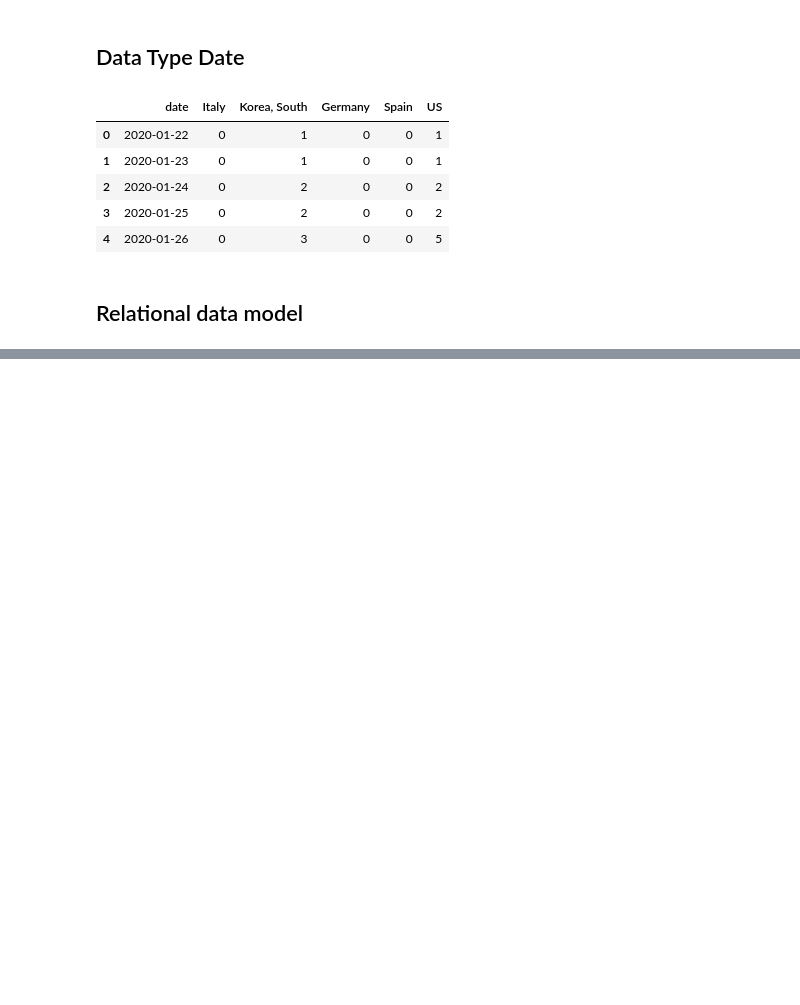
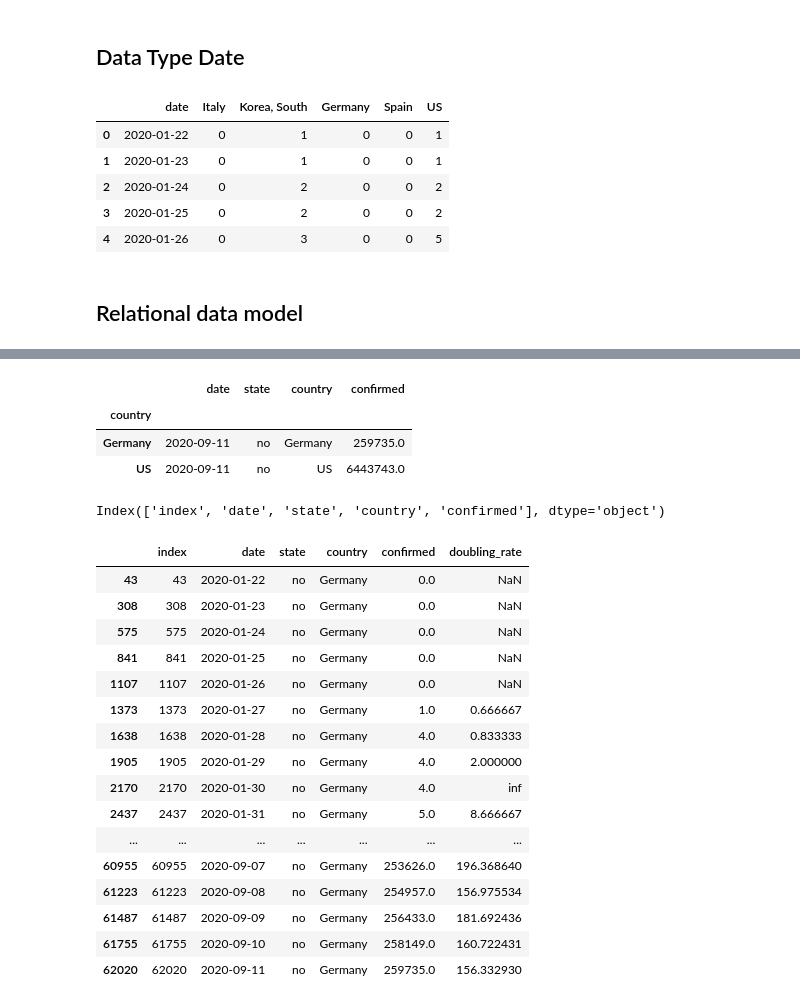
Before and after one commit to guru5/EDS_2020_COVID-19_416669, a Jupyter notebook: notebooks/Lec_Data_Preparation_V1.0.ipynb, the cells around one changed output, grey strips where cells are left out. Cells and saved outputs as stored; diff of their text form; code cells hidden in the pictures; blank space fills up the shorter version.

```diff
--- a/notebooks/Lec_Data_Preparation_V1.0.ipynb
+++ b/notebooks/Lec_Data_Preparation_V1.0.ipynb
@@ -224,0 +256,7 @@ pd_relational_model.to_csv('../data/processed/COVID_relational_confirmed.csv', s
+# %%
+test_data.groupby(['country']).apply(np.max)
+# %% [output]
+|  | date | state | country | confirmed |
+| country |  |  |  |  |
+| Germany | 2020-09-11 | no | Germany | 259735.0 |
+| US | 2020-09-11 | no | US | 6443743.0 |
@@ -224,0 +294,35 @@ pd_relational_model.to_csv('../data/processed/COVID_relational_confirmed.csv', s
+# %%
+pd_DR_result = pd_JH_data[['state', 'country', 'confirmed']].groupby(['state', 'country']).apply(rolling_reg, 'confirmed').reset_index()
+# %%
+pd_DR_result = pd_DR_result.rename(columns={
+    'confirmed': 'doubling_rate',
+    'level_2': 'index'
+})
+# %%
+pd_JH_data = pd_JH_data.reset_index()
+# %%
+print(pd_JH_data.columns)
+# %% [output]
+Index(['index', 'date', 'state', 'country', 'confirmed'], dtype='object')
+# %%
+pd_results_large = pd.merge(pd_JH_data, pd_DR_result[['index', 'doubling_rate']], on=['index'], how='left')
+# %%
+pd_results_large[pd_results_large['country'] == 'Germany']
+# %% [output]
+|  | index | date | state | country | confirmed | doubling_rate |
+| 43 | 43 | 2020-01-22 | no | Germany | 0.0 | NaN |
+| 308 | 308 | 2020-01-23 | no | Germany | 0.0 | NaN |
+| 575 | 575 | 2020-01-24 | no | Germany | 0.0 | NaN |
+| 841 | 841 | 2020-01-25 | no | Germany | 0.0 | NaN |
+| 1107 | 1107 | 2020-01-26 | no | Germany | 0.0 | NaN |
+| 1373 | 1373 | 2020-01-27 | no | Germany | 1.0 | 0.666667 |
+| 1638 | 1638 | 2020-01-28 | no | Germany | 4.0 | 0.833333 |
+| 1905 | 1905 | 2020-01-29 | no | Germany | 4.0 | 2.000000 |
+| 2170 | 2170 | 2020-01-30 | no | Germany | 4.0 | inf |
+| 2437 | 2437 | 2020-01-31 | no | Germany | 5.0 | 8.666667 |
+| ... | ... | ... | ... | ... | ... | ... |
+| 60955 | 60955 | 2020-09-07 | no | Germany | 253626.0 | 196.368640 |
+| 61223 | 61223 | 2020-09-08 | no | Germany | 254957.0 | 156.975534 |
+| 61487 | 61487 | 2020-09-09 | no | Germany | 256433.0 | 181.692436 |
+| 61755 | 61755 | 2020-09-10 | no | Germany | 258149.0 | 160.722431 |
+| 62020 | 62020 | 2020-09-11 | no | Germany | 259735.0 | 156.332930 |
```
Also changed, not shown: parts of 24 cells of this notebook, 13 other files.
